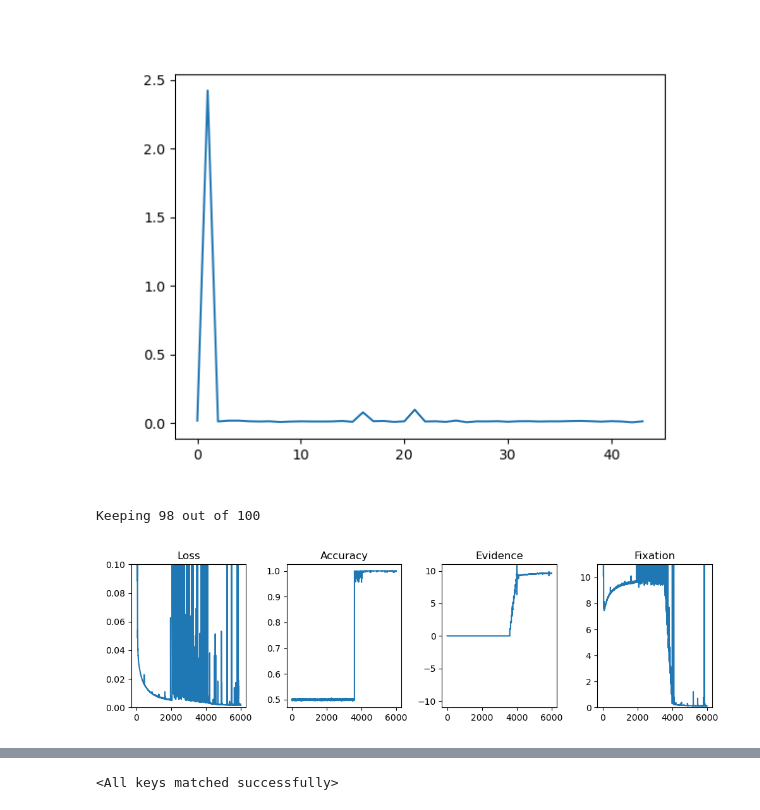
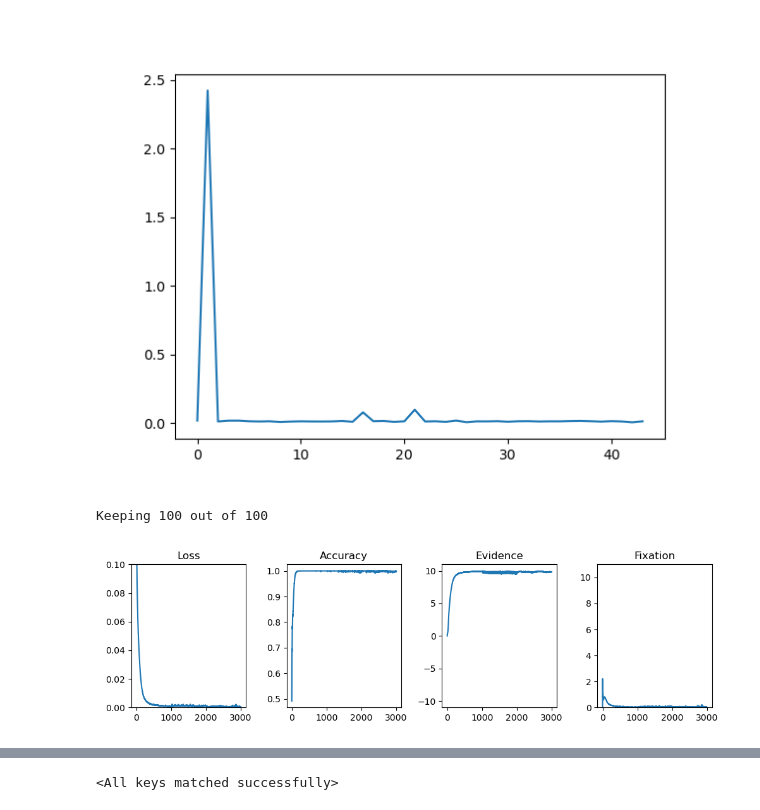
Before and after one commit to landoskape/mcn2024-psets, a Jupyter notebook: intrinsic-excitability/perturb.ipynb, the cells around one changed output, grey strips where cells are left out. Drawn from its saved outputs; the diff is of its cells as text; code cells hidden in the pictures.

Commit message:
testing and plotting

```diff
--- a/intrinsic-excitability/perturb.ipynb
+++ b/intrinsic-excitability/perturb.ipynb
@@ -41,37 +41,37 @@ plt.show()
 # %% [output]
 [figure]
 # %%
-jobid = 23
+jobid = 30
 
 train_loss, train_accuracy, train_evidence, train_fixation = load_results(jobid)
-keep_idx = train_loss[:, -1] < 0.05
+keep_idx = train_loss[:, -1] < np.inf
 print(f"Keeping {keep_idx.sum()} out of {keep_idx.shape[0]}")
 
 train_evidence = train_evidence.detach()
 train_fixation = train_fixation.detach()
 
 fig, ax = plt.subplots(1, 4, figsize=(10, 3), tight_layout=True)
 ax[0].plot(train_loss[keep_idx].mean(dim=0))
 # ax[0].fill_between(range(train_loss.shape[1]), train_loss.mean(dim=0) - train_loss.std(dim=0), train_loss.mean(dim=0) + train_loss.std(dim=0), alpha=0.5)
 ax[0].set_title("Loss")
 ax[0].set_ylim(0, 0.1)
 
 ax[1].plot(train_accuracy[keep_idx].mean(dim=0))
 # ax[1].fill_between(range(train_accuracy.shape[1]), train_accuracy.mean(dim=0) - train_accuracy.std(dim=0), train_accuracy.mean(dim=0) + train_accuracy.std(dim=0), alpha=0.5)
 ax[1].set_title("Accuracy")
 
 
 ax[2].plot(train_evidence[keep_idx].mean(dim=0))
 # ax[2].fill_between(range(train_evidence.shape[1]), train_evidence.mean(dim=0) - train_evidence.std(dim=0), train_evidence.mean(dim=0) + train_evidence.std(dim=0), alpha=0.5)
 ax[2].set_title("Evidence")
 ax[2].set_ylim(-11, 11)
 
 ax[3].plot(train_fixation[keep_idx].mean(dim=0))
 # ax[3].fill_between(range(train_fixation.shape[1]), train_fixation.mean(dim=0) - train_fixation.std(dim=0), train_fixation.mean(dim=0) + train_fixation.std(dim=0), alpha=0.5)
 ax[3].set_title("Fixation")
 ax[3].set_ylim(0, 11)
 
 plt.show()
 # %% [output]
-Keeping 98 out of 100
+Keeping 100 out of 100
-[figure, old version]
+[figure, new version]
```
Also changed, not shown: parts of 1 cell of this notebook, 1 other file.
